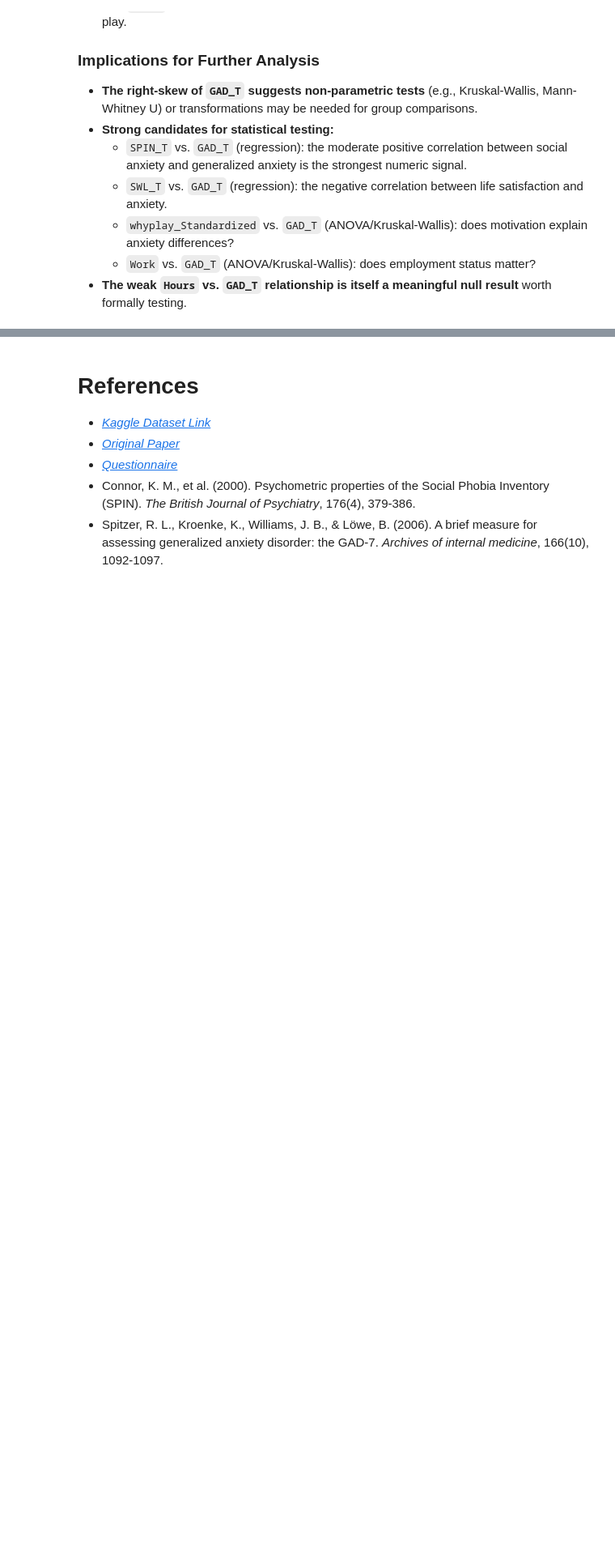
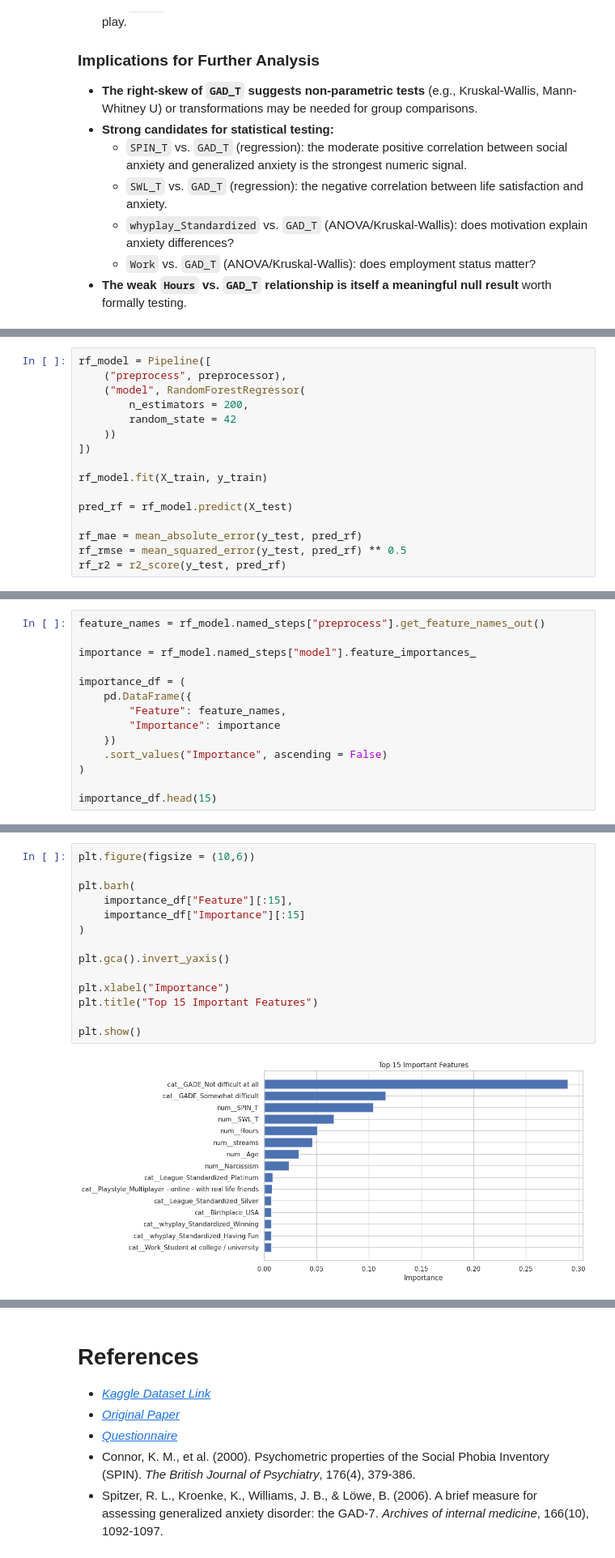
Before and after one commit to JeanLucGaffud/Statistical-Modeling-and-Simulation-Project, a Jupyter notebook: main4.ipynb, the cells around one changed output, grey strips where cells are left out. Shown at 81% size. Saved outputs shown, nothing was run; the diff lists cells and outputs as text; blank space fills up the shorter version.

```diff
--- a/main4.ipynb
+++ b/main4.ipynb
@@ -766,0 +871,16 @@ Unemployed / between jobs         1028  6.35     5.0  5.36
+# %%
+rf_model = Pipeline([
+    ("preprocess", preprocessor),
+    ("model", RandomForestRegressor(
+        n_estimators = 200,
+        random_state = 42
+    ))
+])
+
+rf_model.fit(X_train, y_train)
+
+pred_rf = rf_model.predict(X_test)
+
+rf_mae = mean_absolute_error(y_test, pred_rf)
+rf_rmse = mean_squared_error(y_test, pred_rf) ** 0.5
+rf_r2 = r2_score(y_test, pred_rf)
@@ -766,0 +906,14 @@ Unemployed / between jobs         1028  6.35     5.0  5.36
+# %%
+feature_names = rf_model.named_steps["preprocess"].get_feature_names_out()
+
+importance = rf_model.named_steps["model"].feature_importances_
+
+importance_df = (
+    pd.DataFrame({
+        "Feature": feature_names,
+        "Importance": importance
+    })
+    .sort_values("Importance", ascending = False)
+)
+
+importance_df.head(15)
@@ -766,0 +939,16 @@ Unemployed / between jobs         1028  6.35     5.0  5.36
+# %%
+plt.figure(figsize = (10,6))
+
+plt.barh(
+    importance_df["Feature"][:15],
+    importance_df["Importance"][:15]
+)
+
+plt.gca().invert_yaxis()
+
+plt.xlabel("Importance")
+plt.title("Top 15 Important Features")
+
+plt.show()
+# %% [output]
+[figure, added]
```
Also changed, not shown: parts of 85 cells of this notebook.
